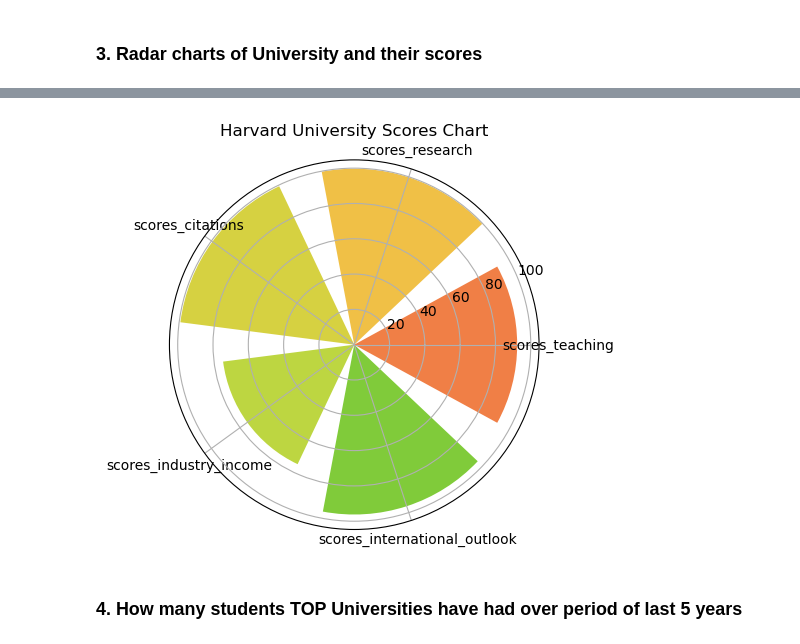
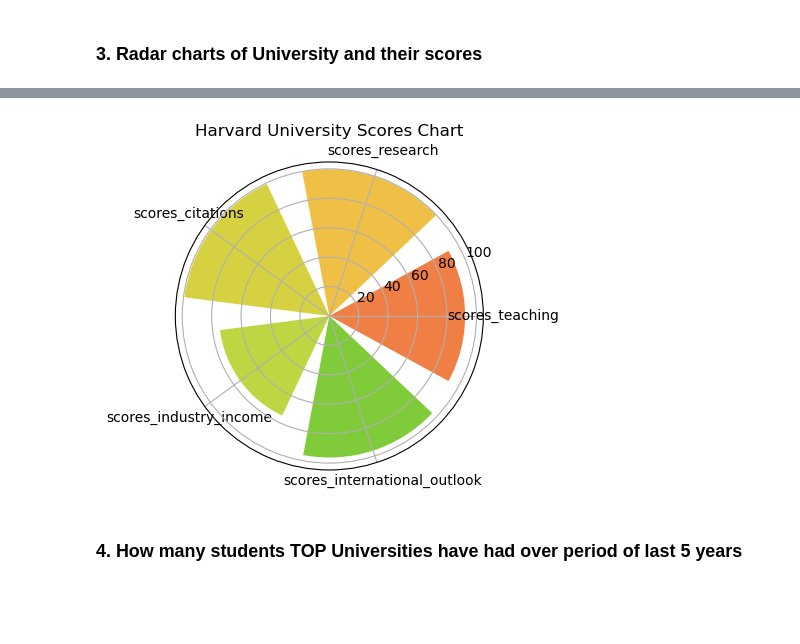
Before and after one commit to avikumart/AngleHack-Monthly-Code-Challange---Data-Viz, a Jupyter notebook: world-university-rankings-data-viz.ipynb, the cells around one changed output, grey strips where cells are left out. Saved outputs shown, nothing was run; the diff lists cells and outputs as text; code cells hidden in the pictures; blank space fills up the shorter version.

```diff
--- a/world-university-rankings-data-viz.ipynb
+++ b/world-university-rankings-data-viz.ipynb
@@ -247,22 +118,22 @@ df23[['name','scores_teaching','scores_research','scores_citations','scores_indu
 # %%
 # Define the variables and their values for each category
 categories = ['scores_teaching','scores_research','scores_citations','scores_industry_income','scores_international_outlook']
 values = [92.3,99.7,99.3,74.9,96.2]
 width = [1,1,1,1,1]
 colors = ['#ed5f18','#edb118','#ccc612','#adcc12','#60bf08']
 
 # Create an array of angles for the radar chart
 angles = np.linspace(0, 2*np.pi, len(categories), endpoint=False)
 
 # Create a figure and polar axes
-ax = plt.subplot(projection='polar')
-ax.bar(angles, values, width=width, bottom=0.0, alpha=0.8, color=colors)
-ax.set_thetagrids(angles * 180/np.pi, categories)
+plt.figure(figsize=(4,4))
+plt.subplot(projection='polar')
+plt.bar(angles, values, width=width, bottom=0.0, alpha=0.8, color=colors)
+plt.thetagrids(angles * 180/np.pi, categories)
 plt.title("Harvard University Scores Chart")
-# Show the plot
 plt.show()
 # %% [output]
-[figure, old version]
+[figure, new version]
 # %% [markdown]
 ### 4. How many students TOP Universities have had over period of last 5 years
 # %%
```
Also changed, not shown: parts of 19 cells of this notebook.
